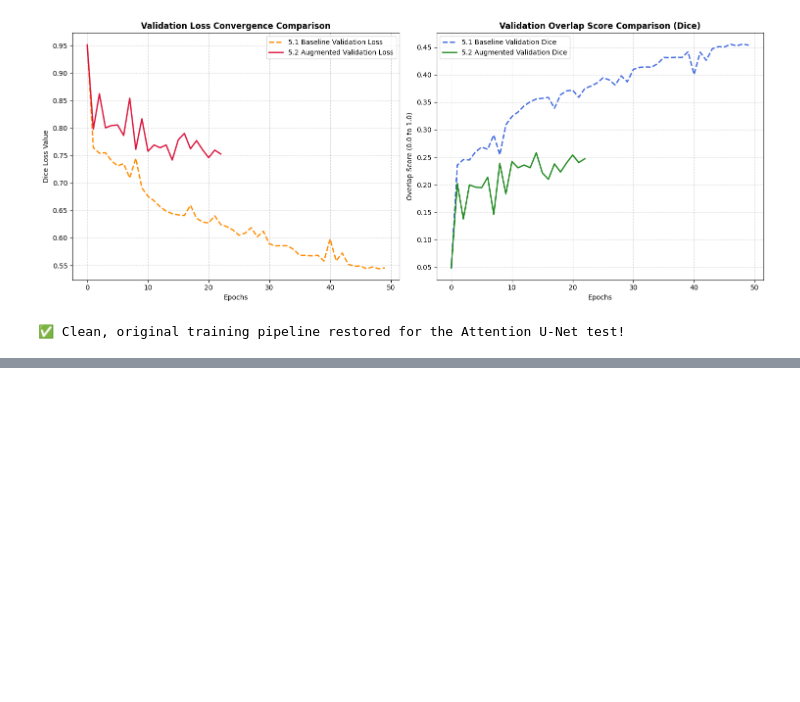
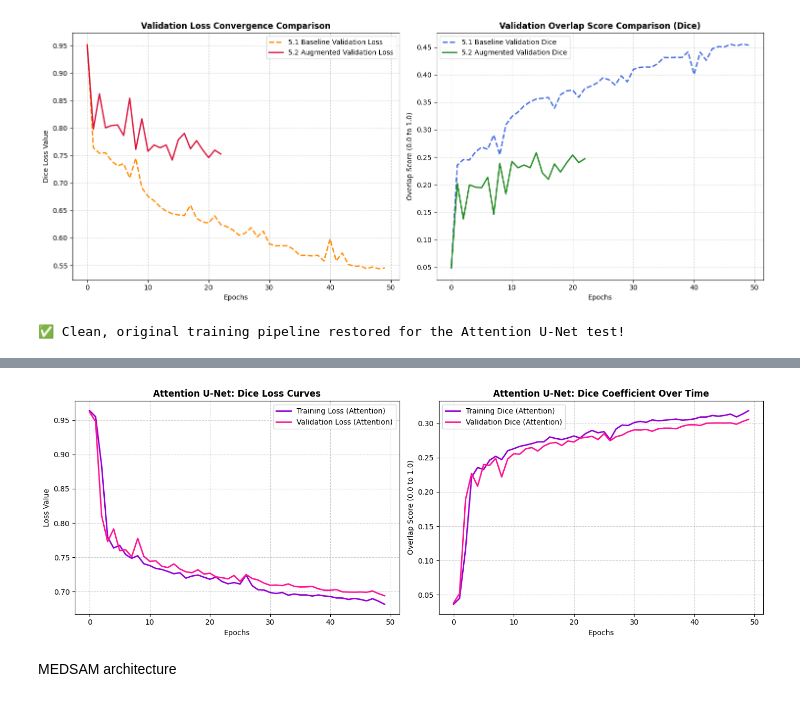
Before and after one commit to Hahaitsriya/MRI_Brain_Tumor_Segementation, a Jupyter notebook: MRI_Brain_Tumor_Segmentation.ipynb, the cells around one changed output, grey strips where cells are left out. Drawn from its saved outputs; the diff is of its cells as text; code cells hidden in the pictures; blank space fills up the shorter version.

```diff
--- a/MRI_Brain_Tumor_Segmentation.ipynb
+++ b/MRI_Brain_Tumor_Segmentation.ipynb
@@ -1035,0 +1058,31 @@ Epoch 2/50
+# %%
+import matplotlib.pyplot as plt
+
+plt.figure(figsize=(14, 5))
+
+# --- Plot 1: Attention Dice Loss ---
+plt.subplot(1, 2, 1)
+plt.plot(history_5_3.history['loss'], label='Training Loss (Attention)', color='darkviolet', lw=2)
+plt.plot(history_5_3.history['val_loss'], label='Validation Loss (Attention)', color='deeppink', lw=2)
+plt.title('Attention U-Net: Dice Loss Curves', fontsize=12, fontweight='bold')
+plt.xlabel('Epochs')
+plt.ylabel('Loss Value')
+plt.legend()
+plt.grid(True, linestyle='--', alpha=0.6)
+
+# --- Plot 2: Attention Dice Coefficient ---
+plt.subplot(1, 2, 2)
+plt.plot(history_5_3.history['dice_coefficient'], label='Training Dice (Attention)', color='darkviolet', lw=2)
+plt.plot(history_5_3.history['val_dice_coefficient'], label='Validation Dice (Attention)', color='deeppink', lw=2)
+plt.title('Attention U-Net: Dice Coefficient Over Time', fontsize=12, fontweight='bold')
+plt.xlabel('Epochs')
+plt.ylabel('Overlap Score (0.0 to 1.0)')
+plt.legend()
+plt.grid(True, linestyle='--', alpha=0.6)
+
+plt.tight_layout()
+plt.show()
+# %% [output]
+[figure, added]
+# %% [markdown]
+MEDSAM architecture
```
Also changed, not shown: parts of 7 cells of this notebook.
